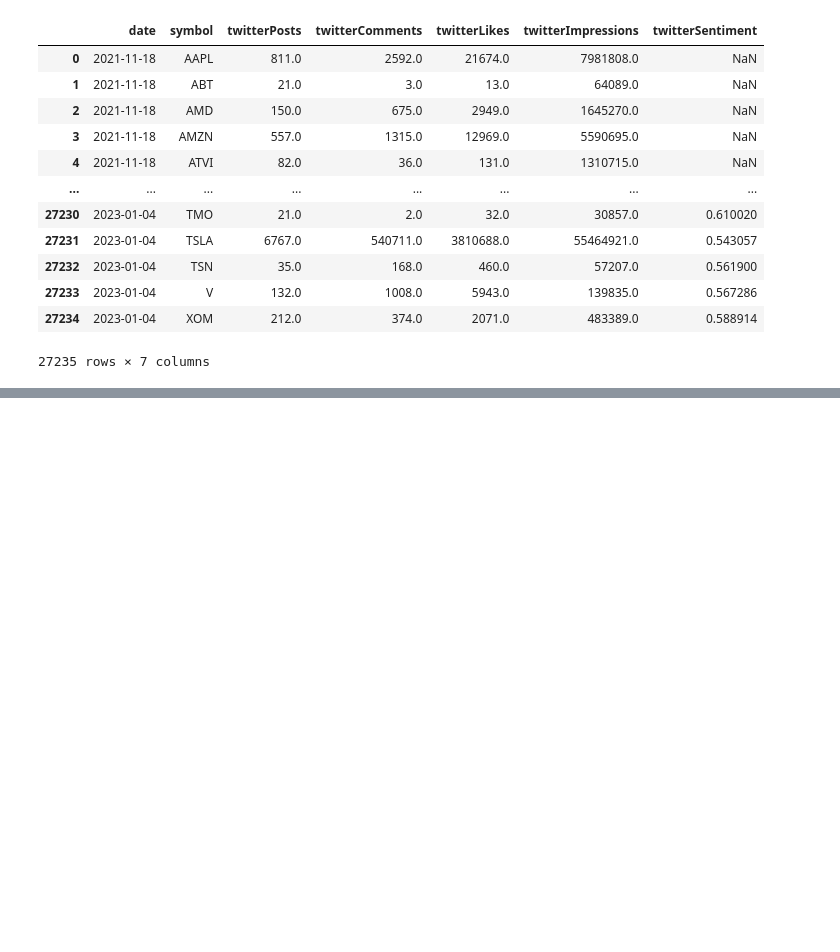
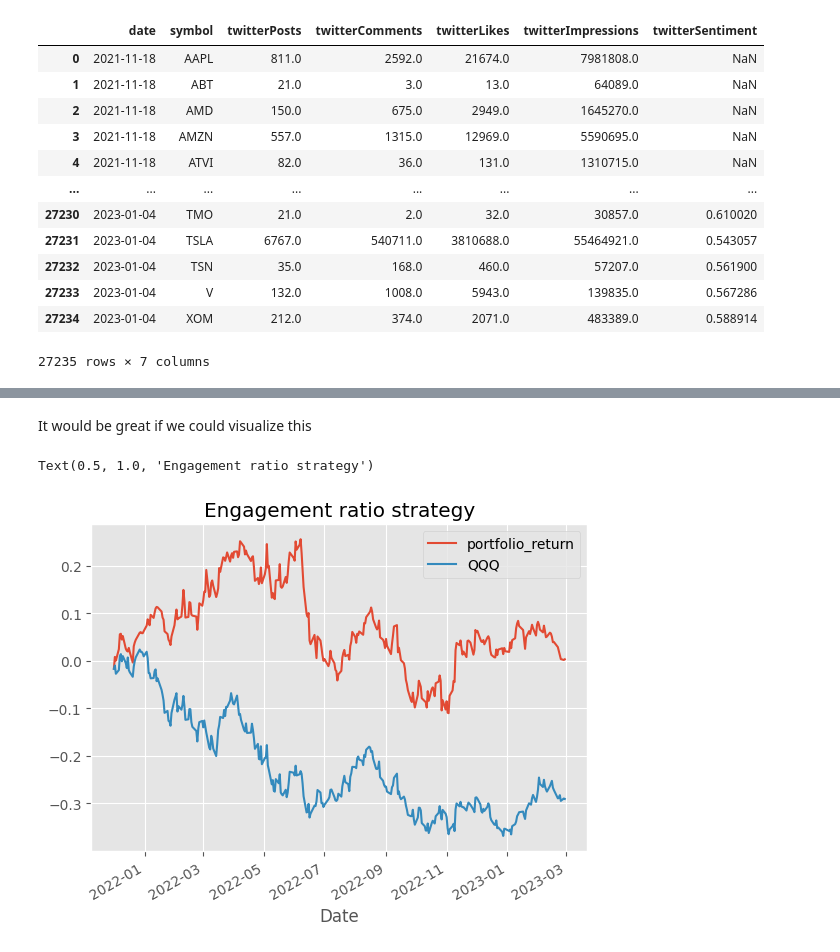
Before and after one commit to devtcu/Machine-Learning, a Jupyter notebook: Quant/sentiment.ipynb, the cells around one changed output, grey strips where cells are left out. Drawn from its saved outputs; the diff is of its cells as text; code cells hidden in the pictures; blank space fills up the shorter version.

```diff
--- a/Quant/sentiment.ipynb
+++ b/Quant/sentiment.ipynb
@@ -30,0 +182,4 @@ sentiment_df
+# %%
+stocks_list = sentiment_df.index.get_level_values('symbol').unique().tolist()
+
+prices_df = yf.download(tickers=stocks_list, start='2021-01-01', end='2023-03-01')
@@ -30,0 +209,3 @@ sentiment_df
+# %%
+returns_df = np.log(prices_df['Close']).diff()
+returns_df
@@ -30,0 +229,14 @@ sentiment_df
+# %%
+portfolio_df = pd.DataFrame()
+
+for start_date in fixed_dates.keys():
+
+    end_date = (pd.to_datetime(start_date)  + pd.offsets.BMonthEnd()).strftime('%Y-%m-%d')
+
+    cols = fixed_dates[start_date]
+
+    temp_df = returns_df[start_date:end_date][cols].mean(axis=1).to_frame('portfolio_return')
+
+    portfolio_df = pd.concat([portfolio_df, temp_df], axis=0)
+
+portfolio_df
@@ -30,0 +260,8 @@ sentiment_df
+# %%
+qqq_df = yf.download(tickers='QQQ', start='2021-01-01', end='2023-03-01')
+
+qqq_return = np.log(qqq_df['Close']).diff()
+
+portfolio_df = portfolio_df.merge(qqq_return, left_index=True, right_index=True)
+
+portfolio_df
@@ -30,0 +284,12 @@ sentiment_df
+# %% [markdown]
+It would be great if we could visualize this
+# %%
+#cumulative sum
+portfolio_cumulative_return = np.exp(np.log1p(portfolio_df).cumsum()).sub(1)
+
+portfolio_cumulative_return.plot()
+
+plt.title('Engagement ratio strategy')
+# %% [output]
+Text(0.5, 1.0, 'Engagement ratio strategy')
+[figure, added]
```
Also changed, not shown: parts of 20 cells of this notebook, 1 other file.
